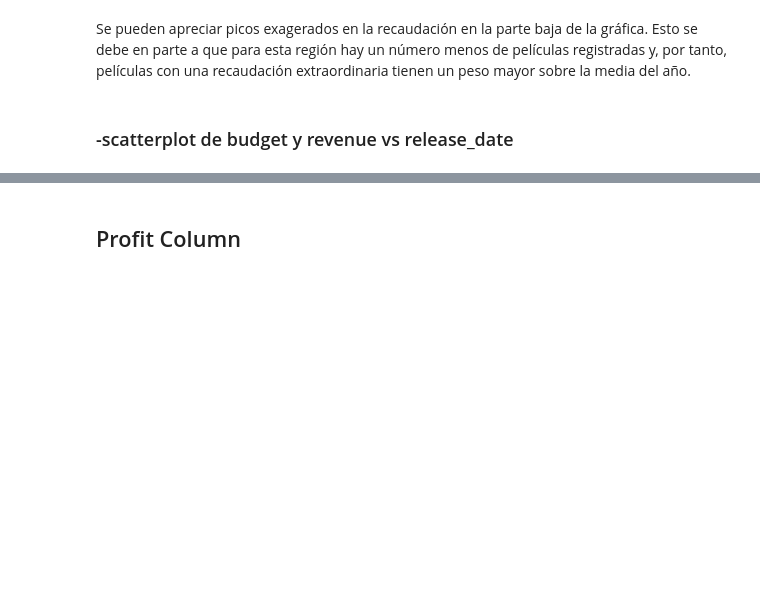
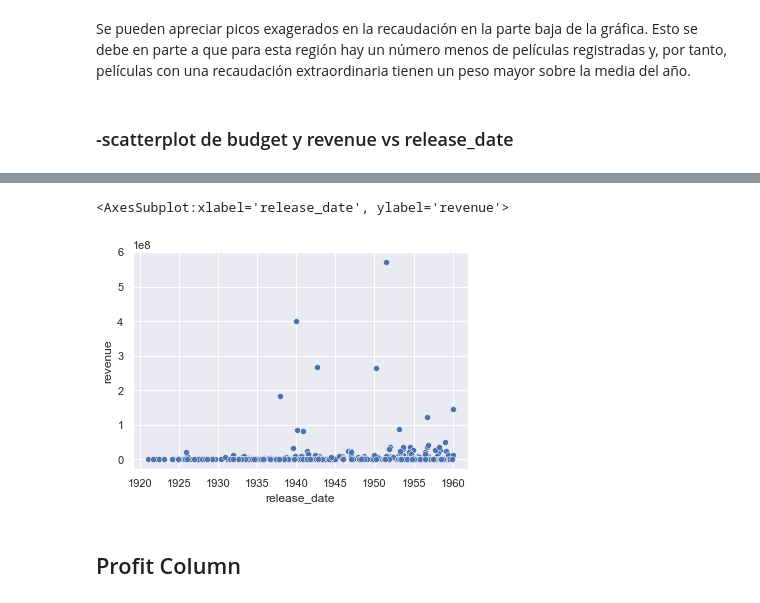
Before and after one commit to JaunIgciona/DataBootcamp_Nov2020, a Jupyter notebook: 4. Proyectos/EDA project/notebooks/visualisations.ipynb, the cells around one changed output, grey strips where cells are left out. Drawn from its saved outputs; the diff is of its cells as text; code cells hidden in the pictures; blank space fills up the shorter version.

```diff
--- a/4. Proyectos/EDA project/notebooks/visualisations.ipynb
+++ b/4. Proyectos/EDA project/notebooks/visualisations.ipynb
@@ -115,5 +130,10 @@ sns.scatterplot(dates, movies_by_year.revenue.values)
 # %%
-movies_df[(movies_df.release_date.dt.year > 1920) & (movies_df.release_date.dt.year < 1960)].head()
+x = movies_df[(movies_df.release_date.dt.year > 1920) & (movies_df.release_date.dt.year < 1960)]
+# %%
+sns.scatterplot(x.release_date, x.revenue)
+# %% [output]
+<AxesSubplot:xlabel='release_date', ylabel='revenue'>
+[figure, added]
 # %% [markdown]
 ## Profit Column
 # %% [markdown]
```
Also changed, not shown: parts of 12 cells of this notebook, 8 other files.
